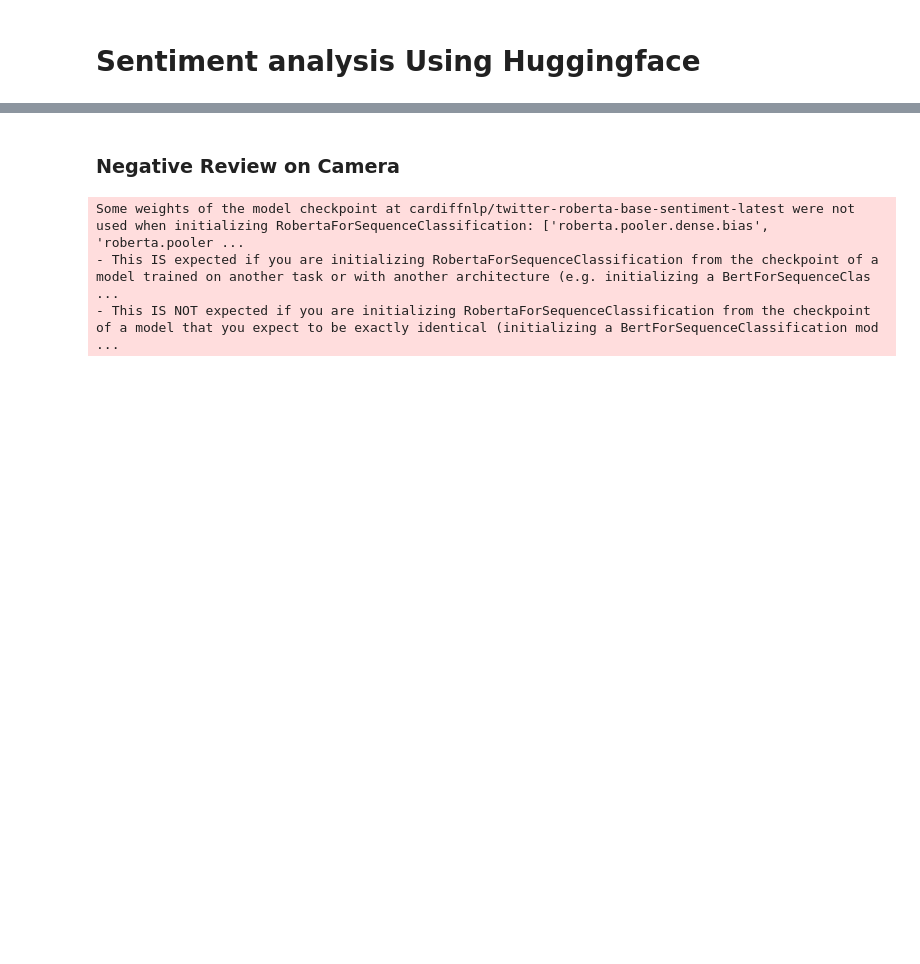
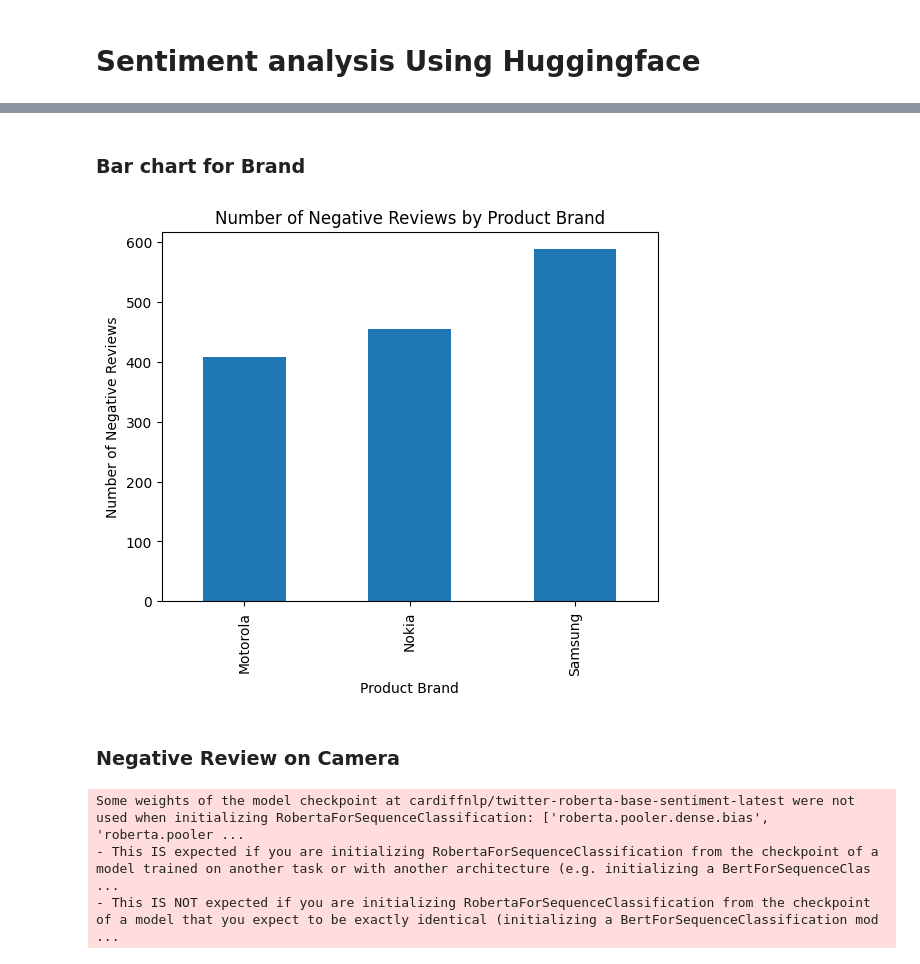
Before and after one commit to imostafizur/Feedback_Analysis, a Jupyter notebook: Feedback_Analysis.ipynb, the cells around one changed output, grey strips where cells are left out. Drawn from its saved outputs; the diff is of its cells as text; code cells hidden in the pictures; blank space fills up the shorter version.

```diff
--- a/Feedback_Analysis.ipynb
+++ b/Feedback_Analysis.ipynb
@@ -243,3 +247,23 @@ Samsung           25.53    17.02     57.45
+# %% [markdown]
+### Bar chart for Brand
+# %%
+import matplotlib.pyplot as plt
+import pandas as pd
+
+# Load the sentiment analysis results
+results_df = pd.read_csv("/content/sentiment_analysis_results.csv")
+
+# Count the number of negative reviews for each product brand
+negative_reviews_count = results_df[results_df["label"] == "negative"].groupby("product_brand").size()
+
+# Plot the number of negative reviews for each product brand
+negative_reviews_count.plot(kind="bar")
+plt.xlabel("Product Brand")
+plt.ylabel("Number of Negative Reviews")
+plt.title("Number of Negative Reviews by Product Brand")
+plt.show()
+# %% [output]
+[figure, added]
 # %% [markdown]
 ### Negative Review on Camera
 # %%
```
Also changed, not shown: parts of 18 cells of this notebook.
